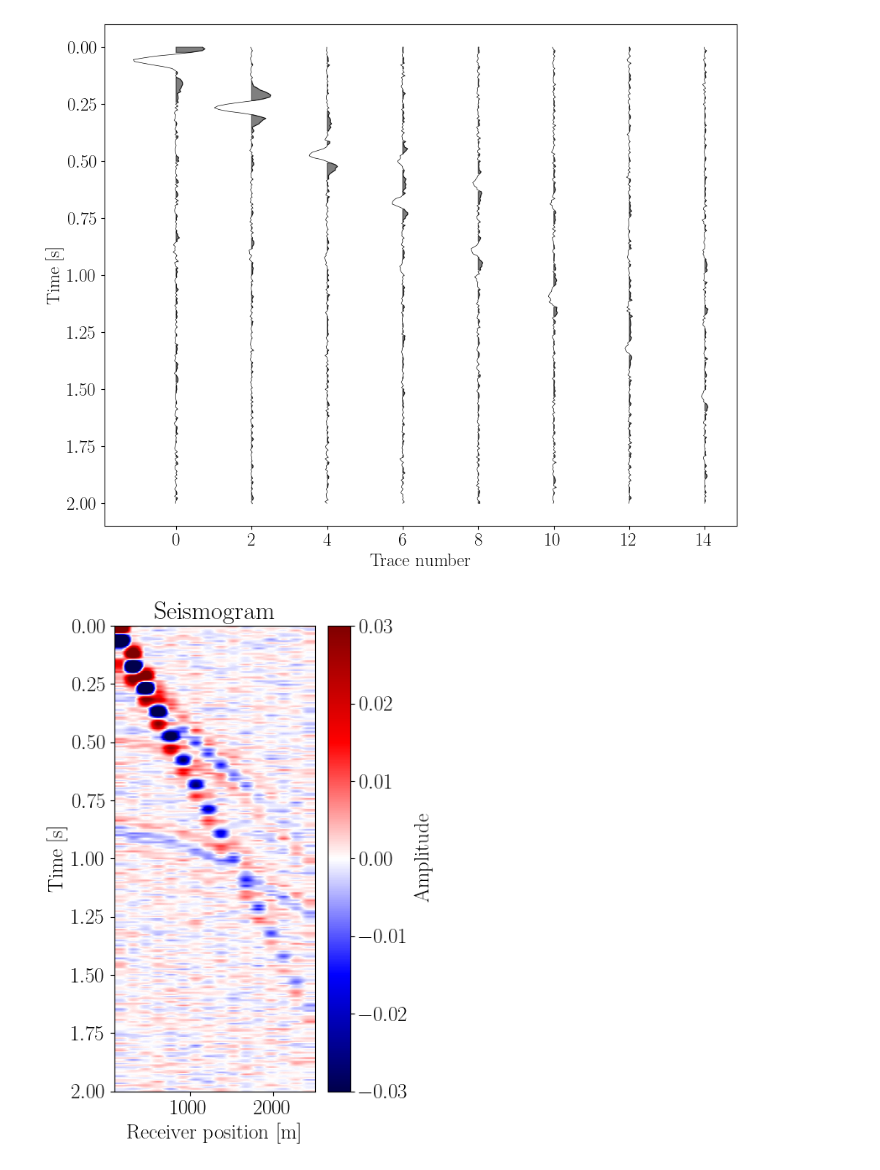
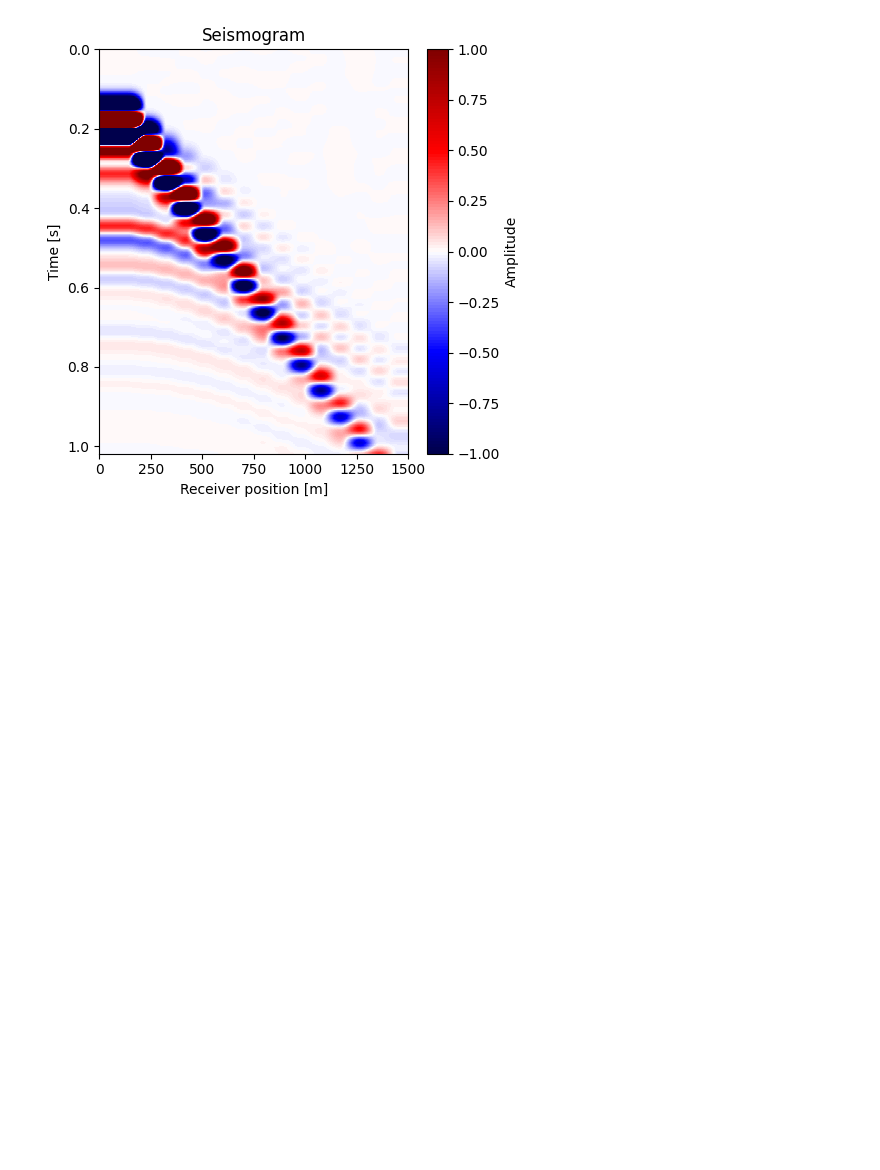
Before and after one commit to pmarchne/reflectivity-acoustic, a Jupyter notebook: notebooks/L2_cost.ipynb, the cells around one changed output. Saved outputs shown, nothing was run; the diff lists cells and outputs as text; code cells hidden in the pictures; blank space fills up the shorter version.

```diff
--- a/notebooks/L2_cost.ipynb
+++ b/notebooks/L2_cost.ipynb
@@ -33 +20,6 @@ r : rank-2 array('G') with bounds (nw,nkq)
+# %%
+config = Config(n_receivers=16, x_min=0., x_max=1500.,
+                   z_rec=75., z_src=70., x_src=50., nq_prop=128, f0=10.,
+                   total_time=1.024, delay=0.15, epsilon=1.5, free_surface=False, nfft_pad_factor=4)
+param, acq = build_problem(config)
 # %%
@@ -78,18 +36,5 @@ plot_layered_config(layers, xrecvs=x_receivers, xs=sources, param='vp', cmap='ci
 # %%
 # generate observations
-d_obs = forward(layers, acq, param, nq_prop=nquad, free_surface=fs, timing=True)
-nobs = d_obs.shape[1]
-Nt = len(param.time)
-ampli = np.max(np.abs(d_obs))
-noise_level = 0.02 #0.001  # 2% noise
-std_noise = noise_level * ampli
-
-print('max trace ampli = ', ampli)
-d_obs_noise = np.zeros(d_obs.shape)
-noise = np.random.normal(
-        loc=0.0,
-        scale=std_noise,
-        size=d_obs.shape
-    )
-d_obs_noise = d_obs + noise
+d_obs, _ = forward(layers, config, timing=True)
+d_obs_noise, std_noise = add_noise(d_obs, noise_level=0.1)
 # %% [output]
@@ -98,8 +42,6 @@ max trace ampli =  0.11266609640243953
 # %%
-from src.plot.plot_tools import plot_wiggle_traces, plot_seismogram
-plot_wiggle_traces(d_obs_noise[0, :, :], xrecvs=x_receivers, time=param.time, trace_step=2, scale=10.)
-plot_seismogram(d_obs_noise.T, x_receivers, param.time, vmin=-0.03, vmax=0.03, ncolors=256, figsize=(5,7))
+from src.plot.plot_tools import plot_seismogram
+plot_seismogram(d_obs[0].T, acq.xr, param.time, vmin=-1., vmax=1., ncolors=128, figsize=(5,5))
 # %% [output]
-[figure, old version]
+[figure, new version]
-[figure, removed]
 # %%
```
Also changed, not shown: parts of 12 cells of this notebook, 4 other files.
